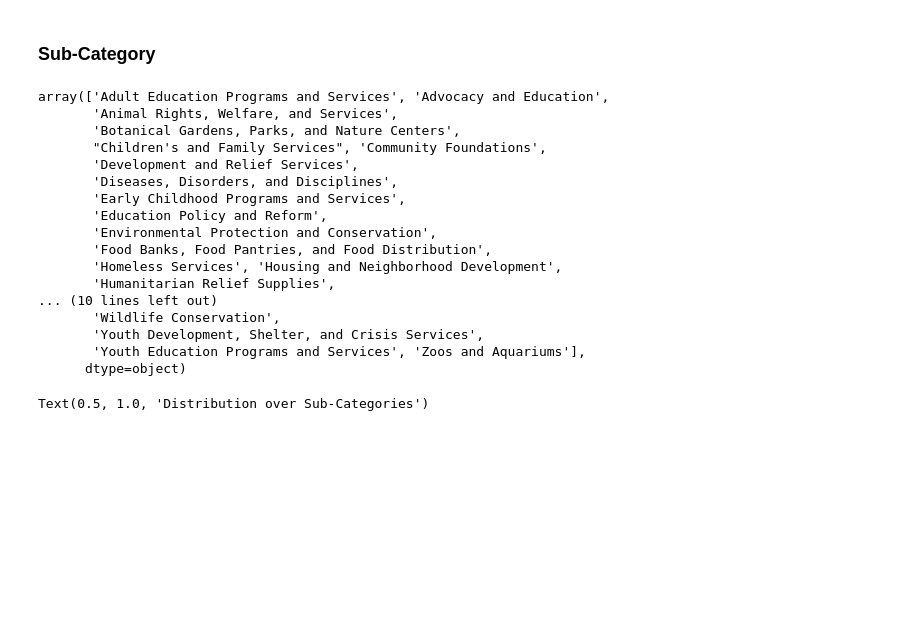
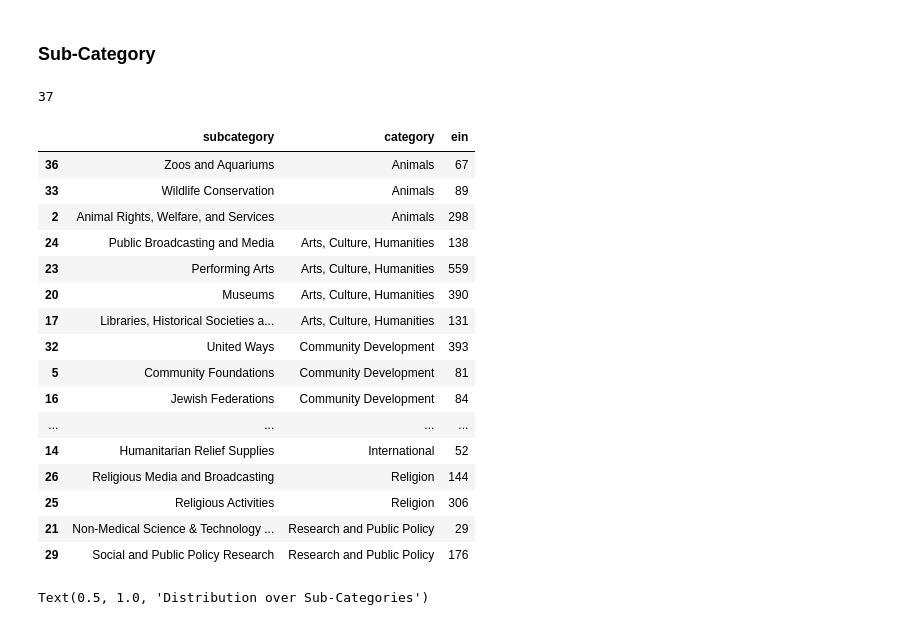
Before and after one commit to achanales/Giver, a Jupyter notebook: eda/eda_charity.ipynb, the cells around one changed output. Drawn from its saved outputs; the diff is of its cells as text; code cells hidden in the pictures; blank space fills up the shorter version.

```diff
--- a/eda/eda_charity.ipynb
+++ b/eda/eda_charity.ipynb
@@ -86,7 +86,7 @@ dtype: int64
 # %% [markdown]
 ## Plot Distributions Over Variables
 # %%
-subcat_count = all_charity.groupby('subcategory')['ein'].count().reset_index()
+subcat_count = all_charity.groupby(['subcategory','category'])['ein'].count().reset_index()
 cat_count = all_charity.groupby('category')['ein'].count().reset_index()
 size_count = all_charity.groupby('size')['ein'].count().reset_index()
 # %% [markdown]
@@ -103,25 +103,29 @@ Text(0.5, 1.0, 'Distribution over Categories')
 # %% [markdown]
 ### Sub-Category
 # %%
-subcat_count['subcategory'].unique()
+len(subcat_count['subcategory'].unique())
 # %% [output]
-array(['Adult Education Programs and Services', 'Advocacy and Education',
-       'Animal Rights, Welfare, and Services',
-       'Botanical Gardens, Parks, and Nature Centers',
-       "Children's and Family Services", 'Community Foundations',
-       'Development and Relief Services',
-       'Diseases, Disorders, and Disciplines',
-       'Early Childhood Programs and Services',
-       'Education Policy and Reform',
-       'Environmental Protection and Conservation',
-       'Food Banks, Food Pantries, and Food Distribution',
-       'Homeless Services', 'Housing and Neighborhood Development',
-       'Humanitarian Relief Supplies',
-... (10 lines left out)
-       'Wildlife Conservation',
-       'Youth Development, Shelter, and Crisis Services',
-       'Youth Education Programs and Services', 'Zoos and Aquariums'],
-      dtype=object)
+37
+# %%
+subcat_count.sort_values(by=['category'])
+# %% [output]
+|  | subcategory | category | ein |
+| 36 | Zoos and Aquariums | Animals | 67 |
+| 33 | Wildlife Conservation | Animals | 89 |
+| 2 | Animal Rights, Welfare, and Services | Animals | 298 |
+| 24 | Public Broadcasting and Media | Arts, Culture, Humanities | 138 |
+| 23 | Performing Arts | Arts, Culture, Humanities | 559 |
+| 20 | Museums | Arts, Culture, Humanities | 390 |
+| 17 | Libraries, Historical Societies a... | Arts, Culture, Humanities | 131 |
+| 32 | United Ways | Community Development | 393 |
+| 5 | Community Foundations | Community Development | 81 |
+| 16 | Jewish Federations | Community Development | 84 |
+| ... | ... | ... | ... |
+| 14 | Humanitarian Relief Supplies | International | 52 |
+| 26 | Religious Media and Broadcasting | Religion | 144 |
+| 25 | Religious Activities | Religion | 306 |
+| 21 | Non-Medical Science & Technology ... | Research and Public Policy | 29 |
+| 29 | Social and Public Policy Research | Research and Public Policy | 176 |
 # %%
 sns.catplot(x = 'subcategory', y = 'ein', kind = 'bar', aspect = 2, data = subcat_count)
 plt.xticks(rotation=90)
```
Also changed, not shown: parts of 3 cells of this notebook, 2 other files.
